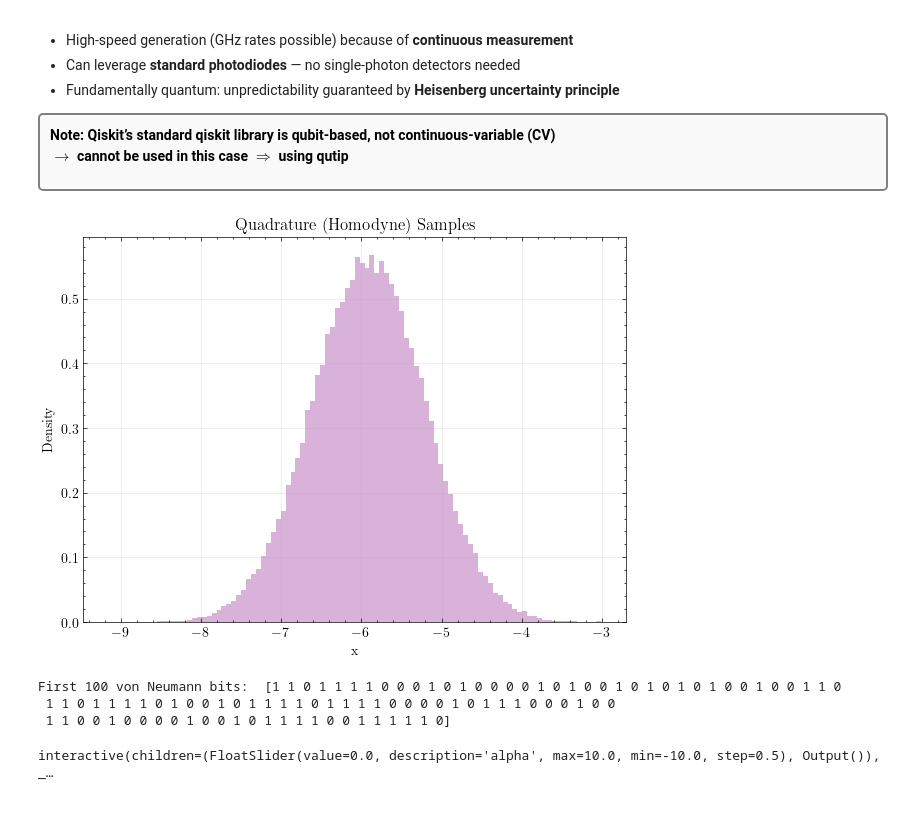
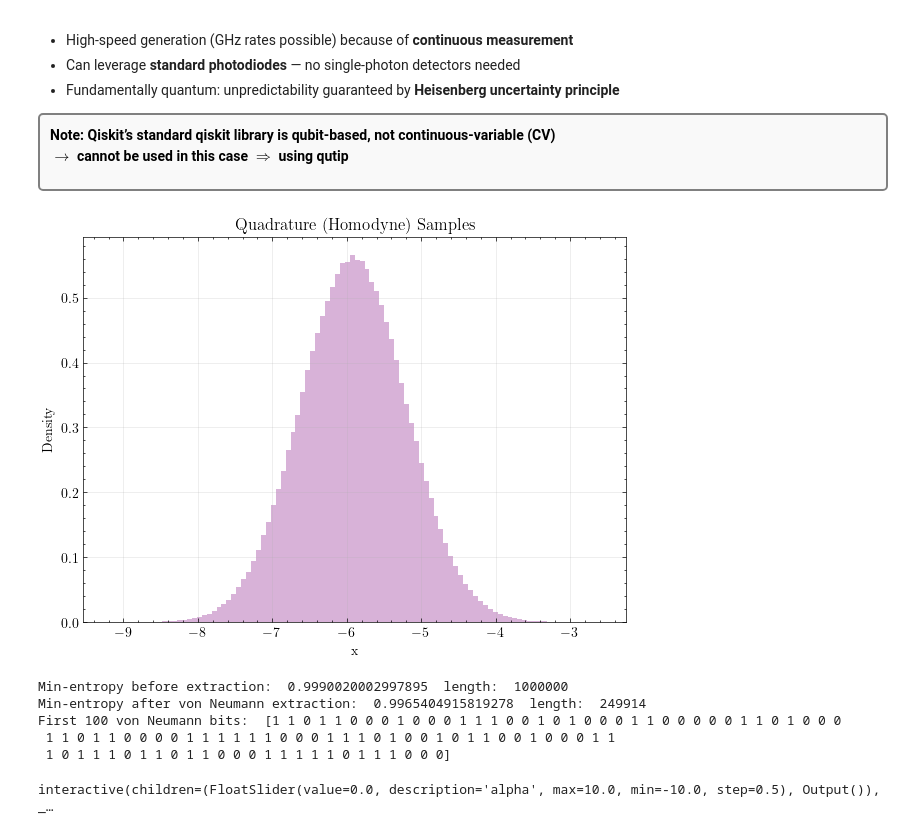
Before and after one commit to MikaelaPpasiou/QRNG, a Jupyter notebook: qrng_sim.ipynb, the cells around one changed output. Saved outputs shown, nothing was run; the diff lists cells and outputs as text; code cells hidden in the pictures.

```diff
--- a/qrng_sim.ipynb
+++ b/qrng_sim.ipynb
@@ -536,45 +623,53 @@ $\Rightarrow$ using qutip
 # %%
 from qutip import coherent, squeeze, destroy, expect
 
-shots = 100000  # number of quadrature samples
+shots = 1000000  # number of quadrature samples
 alpha = 10.0  # displacement amplitude
 r = 0.0  # squeezing parameter (0 = no squeeze)
 theta = 0.0  # quadrature angle to measure (0 = x quadrature)
 
 N = 50
 a = destroy(N)  # annihilation operator
 x_theta = (a * np.exp(-1j*theta) + a.dag() * np.exp(1j*theta)) / np.sqrt(2)
 
 psi = coherent(N, alpha)  # start with coherent state
 if r > 0:
     psi = squeeze(N, r) * psi  # optional squeezing
 
 x_vals = np.linspace(-15, 15, 1000)  # grid for x
 # Probability distribution P(x) = |<x|psi>|^2 via Qobj.wigner or numerical projection
 # approximate using a Gaussian since coherent/squeezed states are Gaussian
 mean = expect(x_theta, psi)
 var = expect(x_theta**2, psi) - mean**2
 samples = np.random.normal(mean, np.sqrt(var), shots)  # simulate homodyne
 
 plt.figure(figsize=(7, 5))
 plt.hist(samples, bins=100, density=True, alpha=0.3, color='purple')
 plt.title('Quadrature (Homodyne) Samples')
 plt.xlabel('x')
 plt.ylabel('Density')
 plt.grid(alpha=0.3)
 plt.show()
 
-bins = np.linspace(min(samples), max(samples), 256)
-digitized = np.digitize(samples, bins) - 1  #  converts continuous quadrature samples into discrete bins
-raw_bits = (digitized & 1).astype(int)  # taking LSB (least significant bit) simple extractor
+# 2^8 = 256 => each bin can be represented as an 8-bit integer (ensuring Gaussian symmetry in terms of LSBs)
+bins = np.linspace(min(samples), max(samples), 256)  # samples = continuous quadrature values (floats) from the Gaussian distribution
+digitized = np.digitize(samples, bins) - 1  # each sample falls into which bin => each continuous quadrature value is now a discrete integer (1st bin => 1, 2nd bin => 2, etc)
+raw_bits = (digitized & 1).astype(int)  # (digitized & 1) = bitwise AND with 1 => keeps only the least significant bit (LSB) of the integer, thus: each continuous quadrature sample is turned into one raw bit, depending on whether it falls in an even or odd bin
+
+H_min = min_entropy(raw_bits)
+print('Min-entropy before extraction: ', H_min, ' length: ', len(raw_bits))
 
 vn_bits = von_neumann_extraction(raw_bits)
+H_after = min_entropy(vn_bits)
+print('Min-entropy after von Neumann extraction: ', H_after, ' length: ', len(vn_bits))
 print('First 100 von Neumann bits: ', vn_bits[:100])
 # %% [output]
-[figure, old version]
+[figure, new version]
-First 100 von Neumann bits:  [1 1 0 1 1 1 1 0 0 0 1 0 1 0 0 0 0 1 0 1 0 0 1 0 1 0 1 0 1 0 0 1 0 0 1 1 0
- 1 1 0 1 1 1 1 0 1 0 0 1 0 1 1 1 1 0 1 1 1 1 0 0 0 0 1 0 1 1 1 0 0 0 1 0 0
- 1 1 0 0 1 0 0 0 0 1 0 0 1 0 1 1 1 1 0 0 1 1 1 1 1 0]
+Min-entropy before extraction:  0.9990020002997895  length:  1000000
+Min-entropy after von Neumann extraction:  0.9965404915819278  length:  249914
+First 100 von Neumann bits:  [1 1 0 1 1 0 0 0 1 0 0 0 1 1 1 0 0 1 0 1 0 0 0 1 1 0 0 0 0 0 1 1 0 1 0 0 0
+ 1 1 0 1 1 0 0 0 0 1 1 1 1 1 1 0 0 0 1 1 1 0 1 0 0 1 0 1 1 0 0 1 0 0 0 1 1
+ 1 0 1 1 1 0 1 1 0 1 1 0 0 0 1 1 1 1 1 0 1 1 1 0 0 0]
 # %%
 from ipywidgets import interact, FloatSlider
 
```
Also changed, not shown: parts of 17 cells of this notebook.
